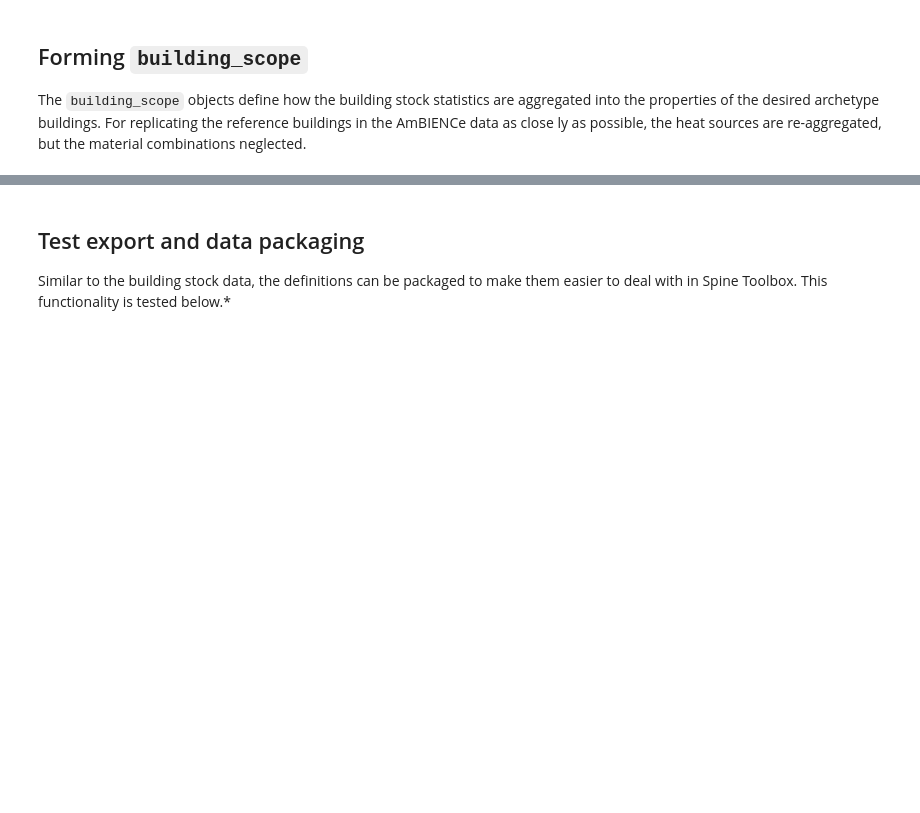
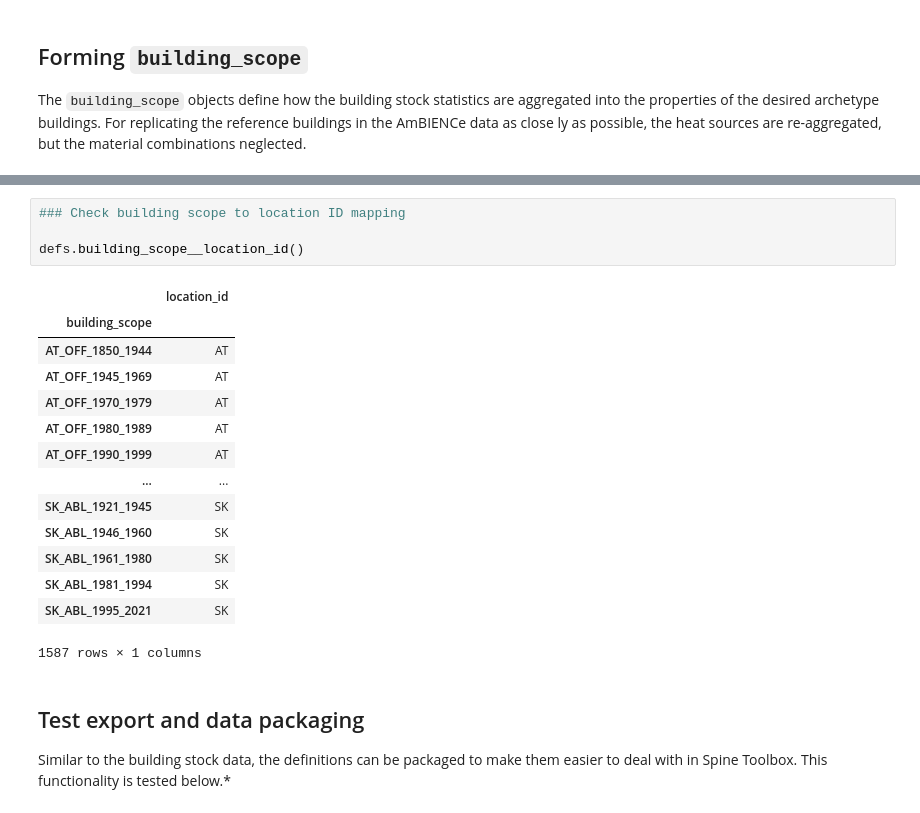
Before and after one commit to spine-tools/AmBIENCe2ABM, a Jupyter notebook: definitions_testscript.ipynb, the cells around one changed output, grey strips where cells are left out. Cells and saved outputs as stored; diff of their text form; blank space fills up the shorter version.

```diff
--- a/definitions_testscript.ipynb
+++ b/definitions_testscript.ipynb
@@ -122,3 +319,22 @@ defs.building_scope__heat_source(ambience)
+# %%
+### Check building scope to location ID mapping
+
+defs.building_scope__location_id()
+# %% [output]
+|  | location_id |
+| building_scope |  |
+| AT_OFF_1850_1944 | AT |
+| AT_OFF_1945_1969 | AT |
+| AT_OFF_1970_1979 | AT |
+| AT_OFF_1980_1989 | AT |
+| AT_OFF_1990_1999 | AT |
+| ... | ... |
+| SK_ABL_1921_1945 | SK |
+| SK_ABL_1946_1960 | SK |
+| SK_ABL_1961_1980 | SK |
+| SK_ABL_1981_1994 | SK |
+| SK_ABL_1995_2021 | SK |
+1587 rows × 1 columns
 # %% [markdown]
 ## Test export and data packaging
 
```
Also changed, not shown: parts of 17 cells of this notebook, 1 other file.
